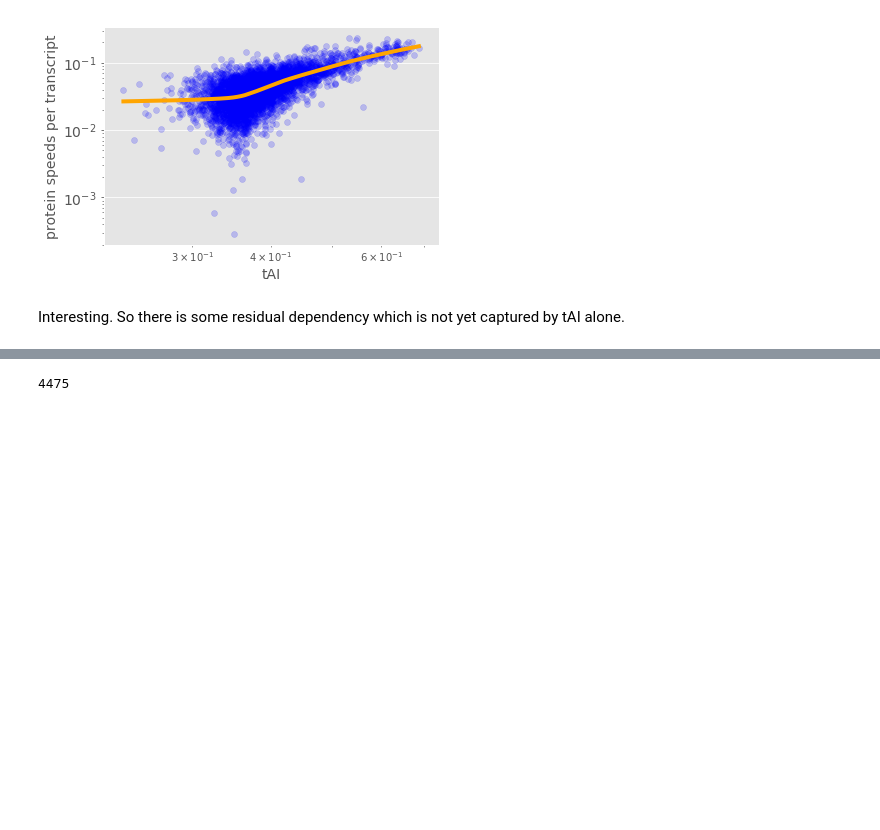
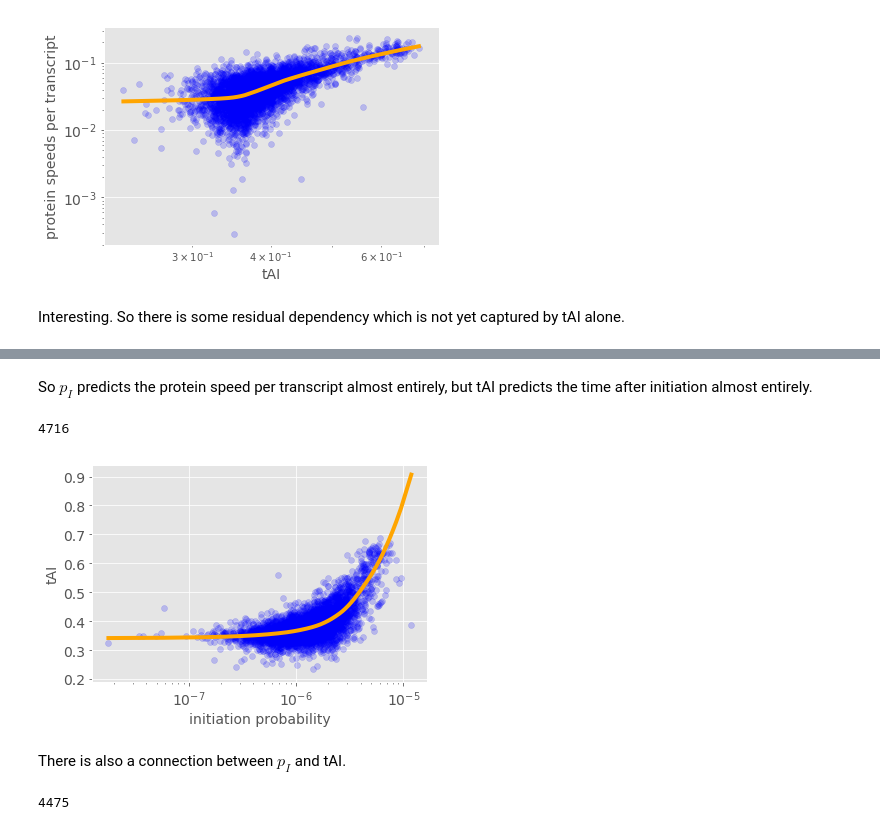
Before and after one commit to gittenberg/TRSL, a Jupyter notebook: workbooks/analyses/09 Codon_usage_analysis_tAI_cAI.ipynb, the cells around one changed output, grey strips where cells are left out. Cells and saved outputs as stored; diff of their text form; code cells hidden in the pictures; blank space fills up the shorter version.

```diff
--- a/workbooks/analyses/09 Codon_usage_analysis_tAI_cAI.ipynb
+++ b/workbooks/analyses/09 Codon_usage_analysis_tAI_cAI.ipynb
@@ -496,3 +598,14 @@ Interesting. So there is some residual dependency which is not yet captured by t
+# %% [markdown]
+So $p_I$ predicts the protein speed per transcript almost entirely, but tAI predicts the time after initiation almost entirely.
+# %%
+scatter_dicts(initiation_rates, tAI_dict_python_chu, xaxislabel="initiation probability",
+              yaxislabel="tAI",
+              fontsize=14, alpha=0.2, xlog=True, ylog=False, xmax=False, ymax=False)
+# %% [output]
+4716
+[figure, added]
+# %% [markdown]
+There is also a connection between $p_I$ and tAI.
 # %%
 scatter_dicts(tAI_dict_python_chu, prot_speed_per_transcript_dict, "tAI",  "protein speeds per transcript",
               14, 0.2, False, False)
```
Also changed, not shown: parts of 44 cells of this notebook, 3 other files.
